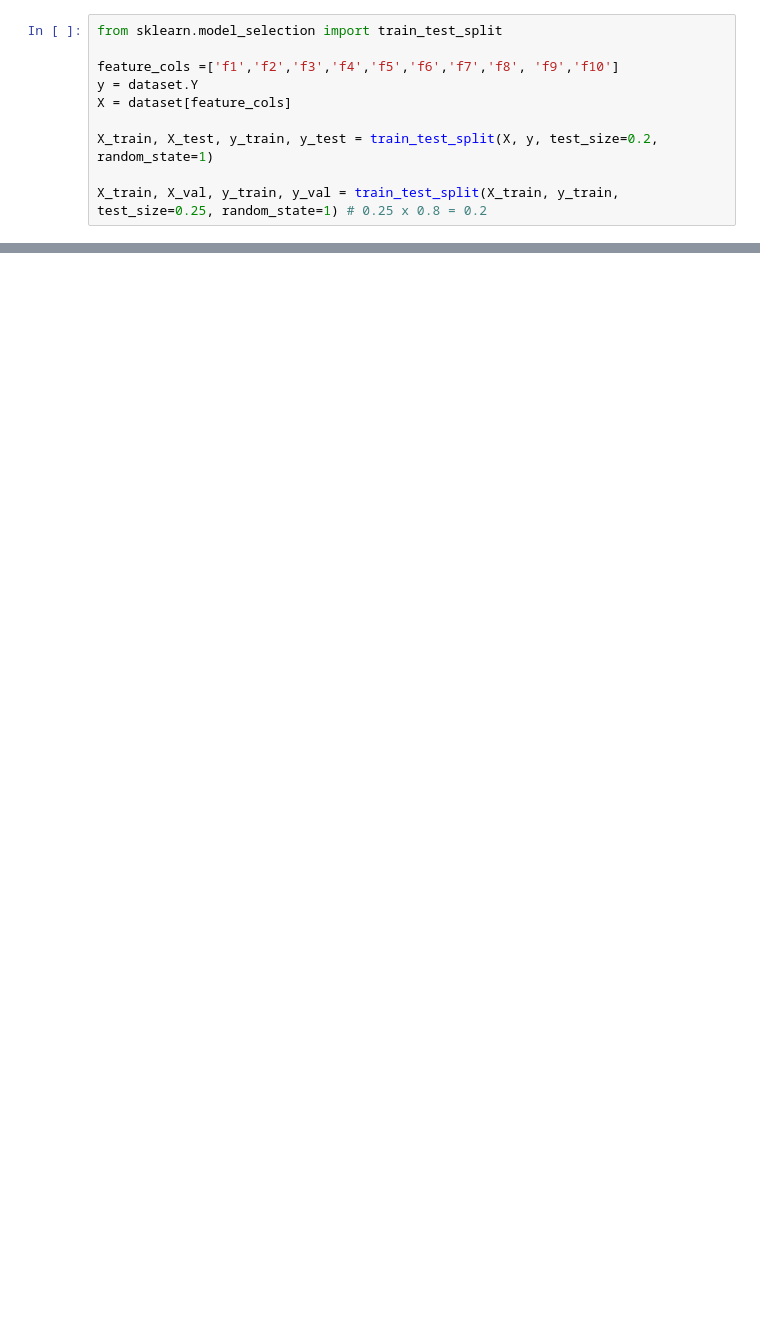
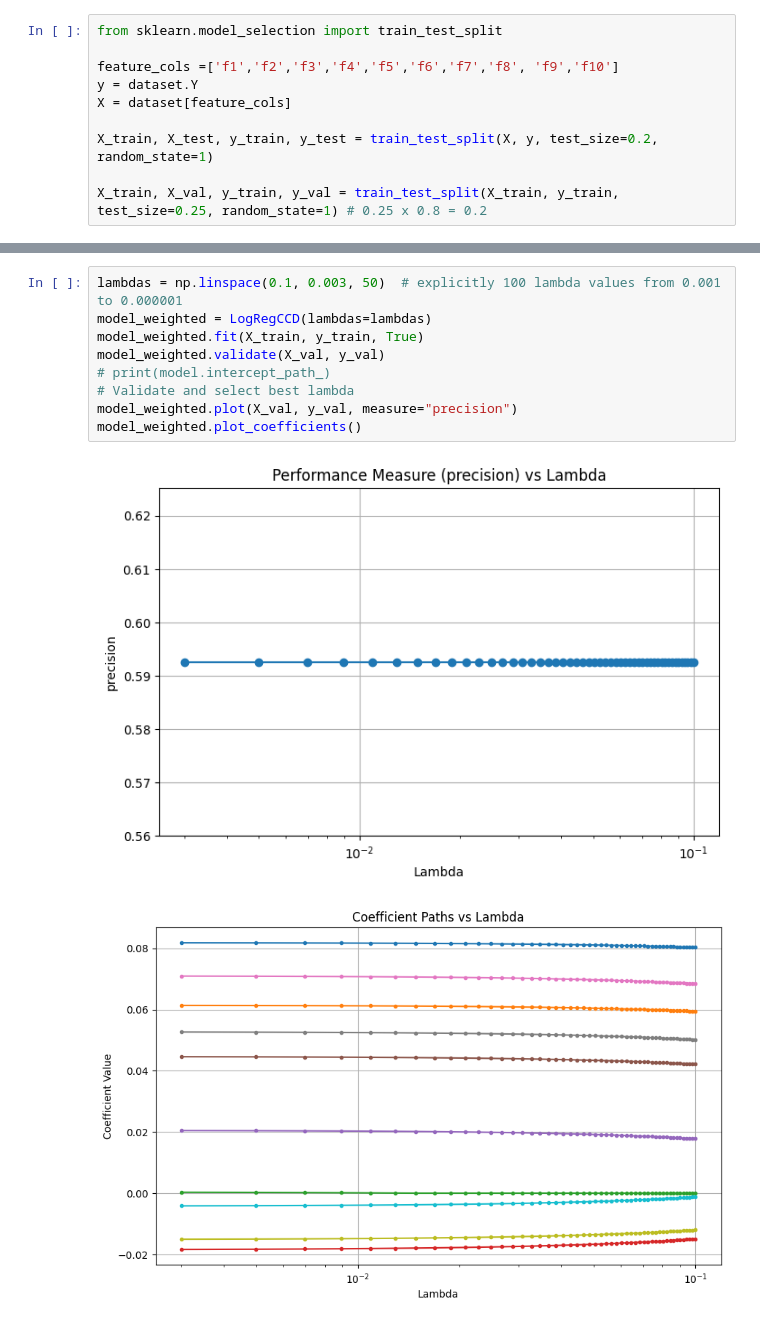
Before and after one commit to mouradianelen/LogRegCCD, a Jupyter notebook: synth_data.ipynb, the cells around one changed output, grey strips where cells are left out. Saved outputs shown, nothing was run; the diff lists cells and outputs as text; blank space fills up the shorter version.

```diff
--- a/synth_data.ipynb
+++ b/synth_data.ipynb
@@ -241,0 +244,12 @@ model.plot_coefficients()
+# %%
+lambdas = np.linspace(0.1, 0.003, 50)  # explicitly 100 lambda values from 0.001 to 0.000001
+model_weighted = LogRegCCD(lambdas=lambdas)
+model_weighted.fit(X_train, y_train, True)
+model_weighted.validate(X_val, y_val)
+# print(model.intercept_path_)
+# Validate and select best lambda
+model_weighted.plot(X_val, y_val, measure="precision")
+model_weighted.plot_coefficients()
+# %% [output]
+[figure, added]
+[figure, added]
```
Also changed, not shown: parts of 5 cells of this notebook.
